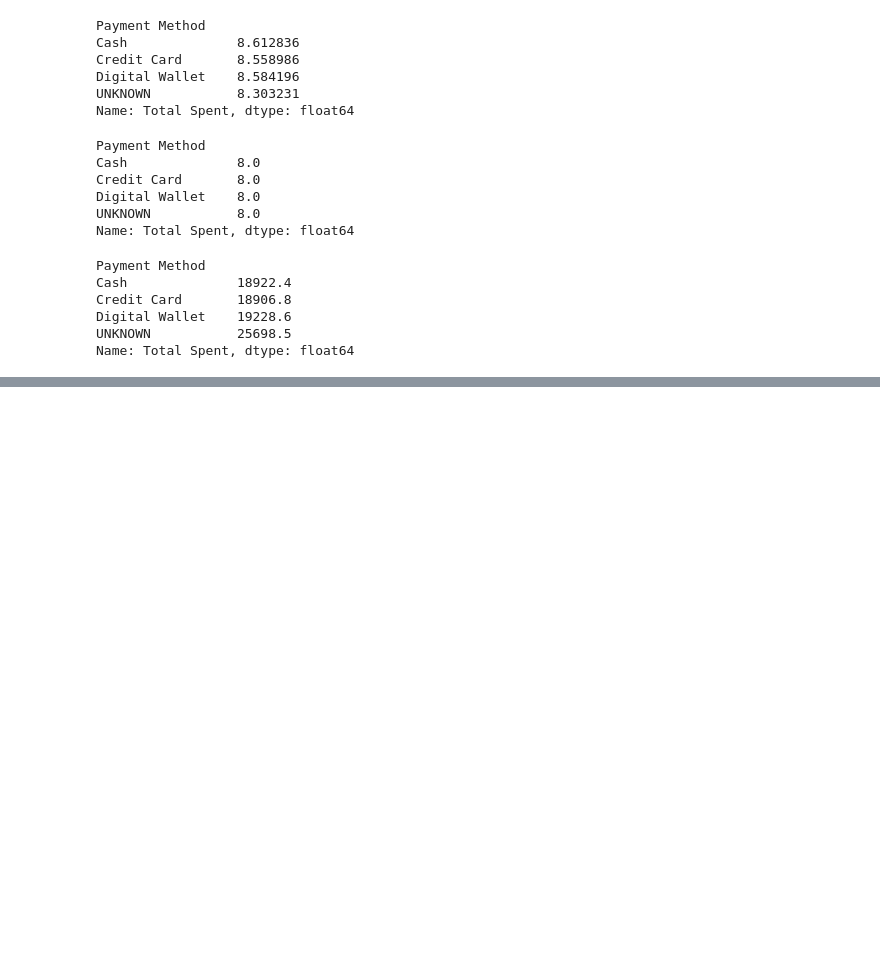
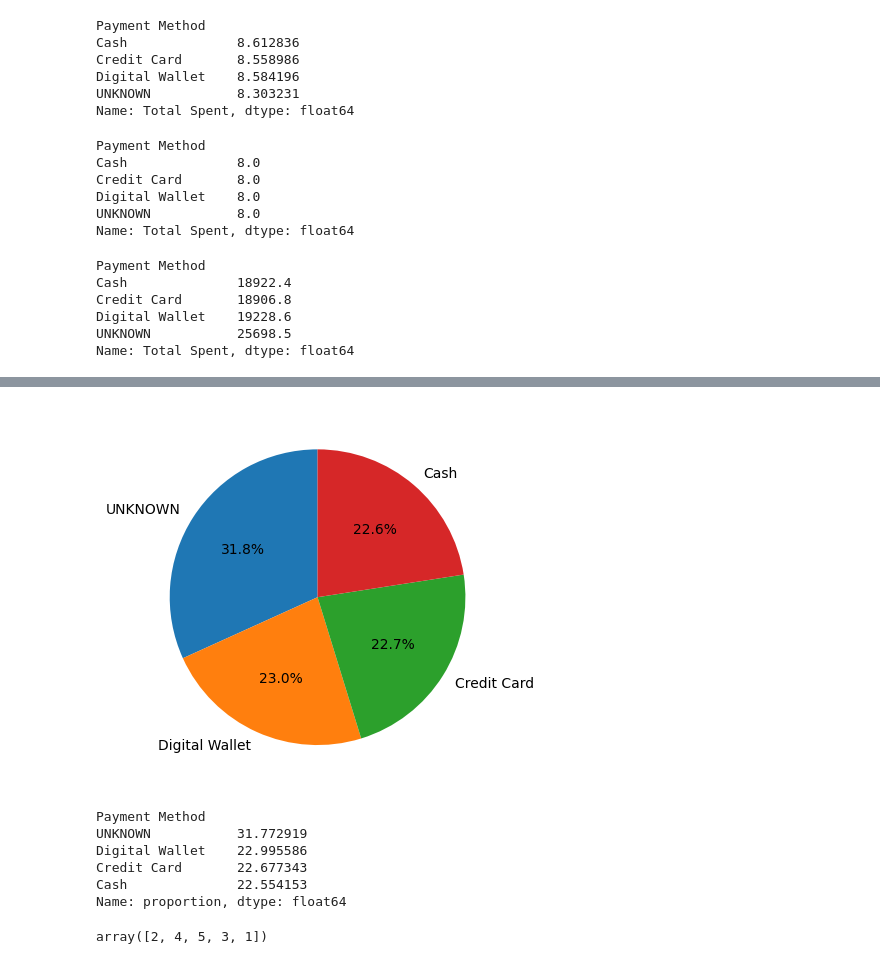
Before and after one commit to dewang002/EDA_Cafe, a Jupyter notebook: EDA_cafe_data.ipynb, the cells around one changed output, grey strips where cells are left out. Saved outputs shown, nothing was run; the diff lists cells and outputs as text; code cells hidden in the pictures; blank space fills up the shorter version.

```diff
--- a/EDA_cafe_data.ipynb
+++ b/EDA_cafe_data.ipynb
@@ -253,0 +317,20 @@ Name: Total Spent, dtype: float64
+# %%
+prefered_method = df['Payment Method'].value_counts()
+
+plt.pie(prefered_method.values, labels= prefered_method.index, startangle = 90, autopct = '%1.1f%%')
+plt.show()
+# %% [output]
+[figure, added]
+# %%
+df['Payment Method'].value_counts(normalize = True) * 100
+# %% [output]
+Payment Method
+UNKNOWN           31.772919
+Digital Wallet    22.995586
+Credit Card       22.677343
+Cash              22.554153
+Name: proportion, dtype: float64
+# %%
+df['Quantity'].unique()
+# %% [output]
+array([2, 4, 5, 3, 1])
```
Also changed, not shown: parts of 9 cells of this notebook.
